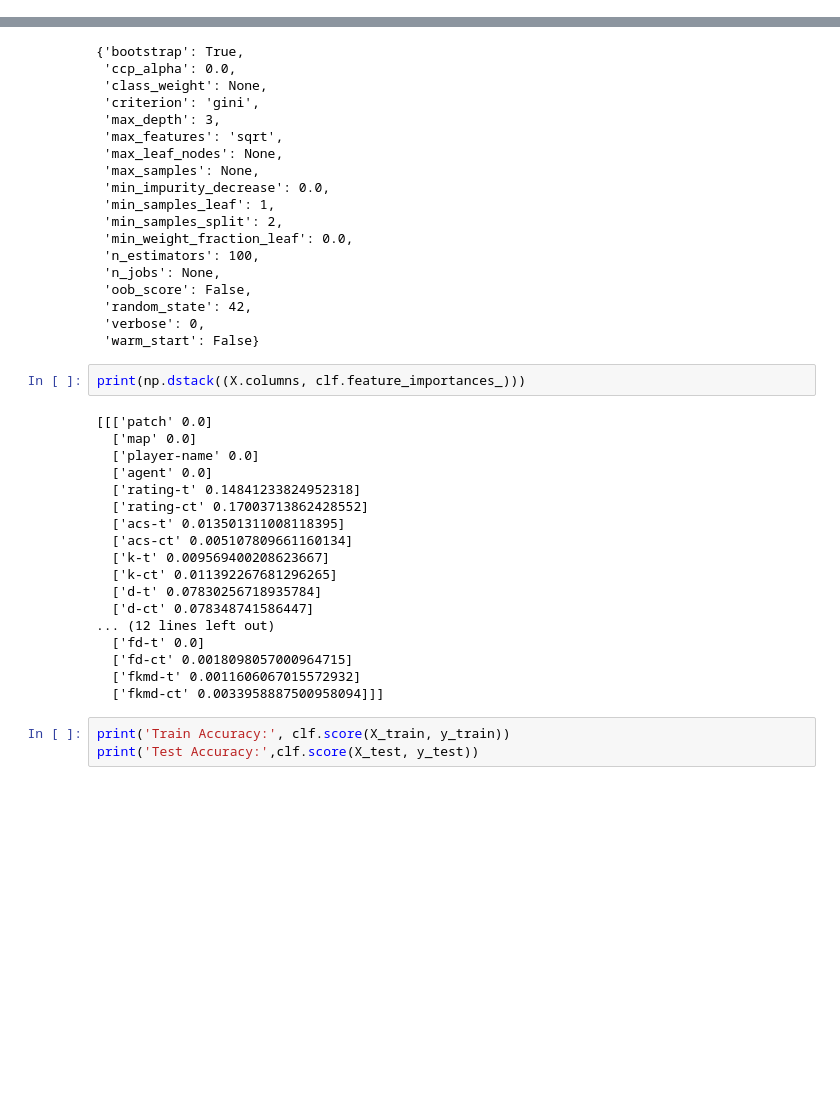
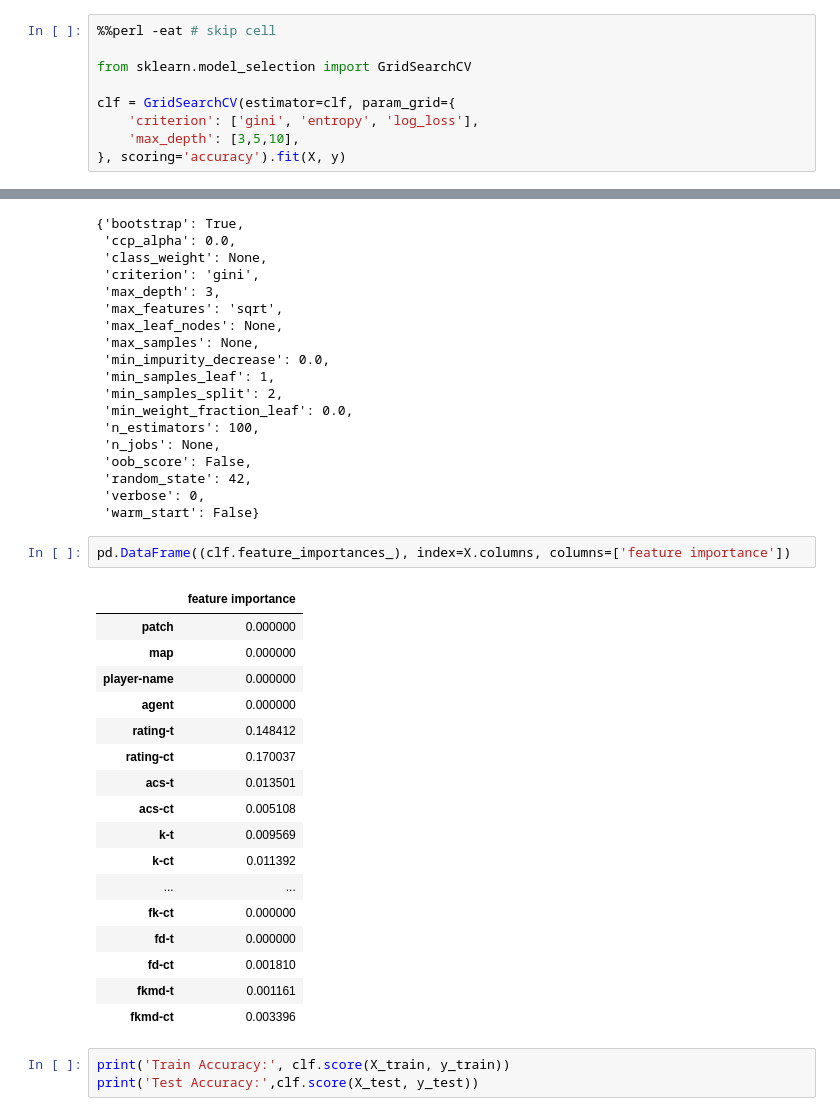
Before and after one commit to gvo27/vlr, a Jupyter notebook: main.ipynb, the cells around one changed output, grey strips where cells are left out. Saved outputs shown, nothing was run; the diff lists cells and outputs as text; blank space fills up the shorter version.

```diff
--- a/main.ipynb
+++ b/main.ipynb
@@ -230,3 +287,12 @@ from sklearn.ensemble import RandomForestClassifier
 
 clf = RandomForestClassifier(max_depth=3, random_state=42).fit(X_train, y_train)
 models['Random Forest'] = clf
+# %%
+%%perl -eat # skip cell
+
+from sklearn.model_selection import GridSearchCV
+
+clf = GridSearchCV(estimator=clf, param_grid={
+    'criterion': ['gini', 'entropy', 'log_loss'],
+    'max_depth': [3,5,10],
+}, scoring='accuracy').fit(X, y)
@@ -257,26 +325,26 @@ Features: 28
  'random_state': 42,
  'verbose': 0,
  'warm_start': False}
-# %%
-print(np.dstack((X.columns, clf.feature_importances_)))
-# %% [output]
-[[['patch' 0.0]
-  ['map' 0.0]
-  ['player-name' 0.0]
-  ['agent' 0.0]
-  ['rating-t' 0.14841233824952318]
-  ['rating-ct' 0.17003713862428552]
-  ['acs-t' 0.013501311008118395]
-  ['acs-ct' 0.005107809661160134]
-  ['k-t' 0.009569400208623667]
-  ['k-ct' 0.011392267681296265]
-  ['d-t' 0.07830256718935784]
-  ['d-ct' 0.078348741586447]
-... (12 lines left out)
-  ['fd-t' 0.0]
-  ['fd-ct' 0.0018098057000964715]
-  ['fkmd-t' 0.0011606067015572932]
-  ['fkmd-ct' 0.0033958887500958094]]]
+# %%
+pd.DataFrame((clf.feature_importances_), index=X.columns, columns=['feature importance'])
+# %% [output]
+|  | feature importance |
+| patch | 0.000000 |
+| map | 0.000000 |
+| player-name | 0.000000 |
+| agent | 0.000000 |
+| rating-t | 0.148412 |
+| rating-ct | 0.170037 |
+| acs-t | 0.013501 |
+| acs-ct | 0.005108 |
+| k-t | 0.009569 |
+| k-ct | 0.011392 |
+| ... | ... |
+| fk-ct | 0.000000 |
+| fd-t | 0.000000 |
+| fd-ct | 0.001810 |
+| fkmd-t | 0.001161 |
+| fkmd-ct | 0.003396 |
 # %%
 print('Train Accuracy:', clf.score(X_train, y_train))
 print('Test Accuracy:',clf.score(X_test, y_test))
```
Also changed, not shown: parts of 11 cells of this notebook, 2 other files.
